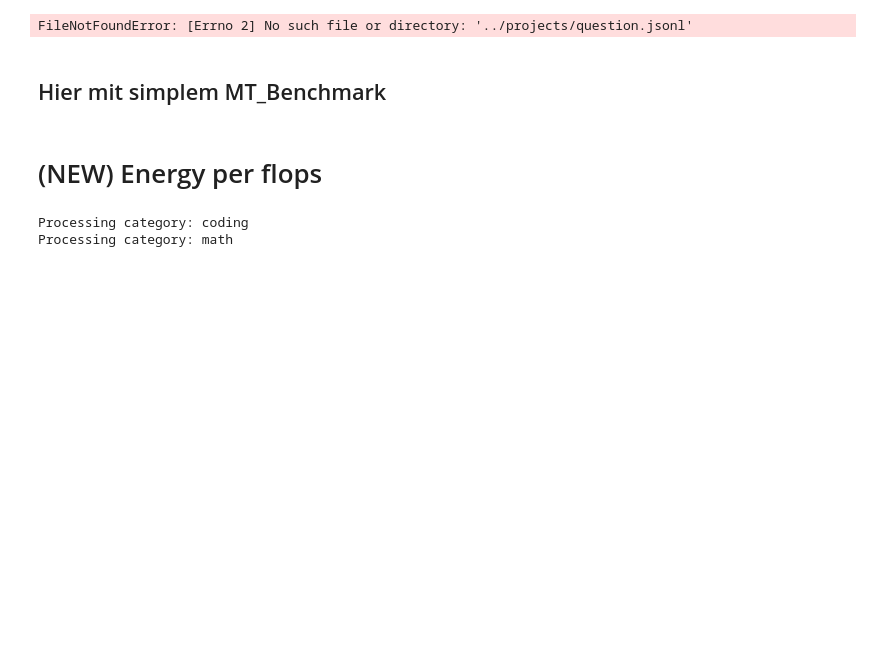
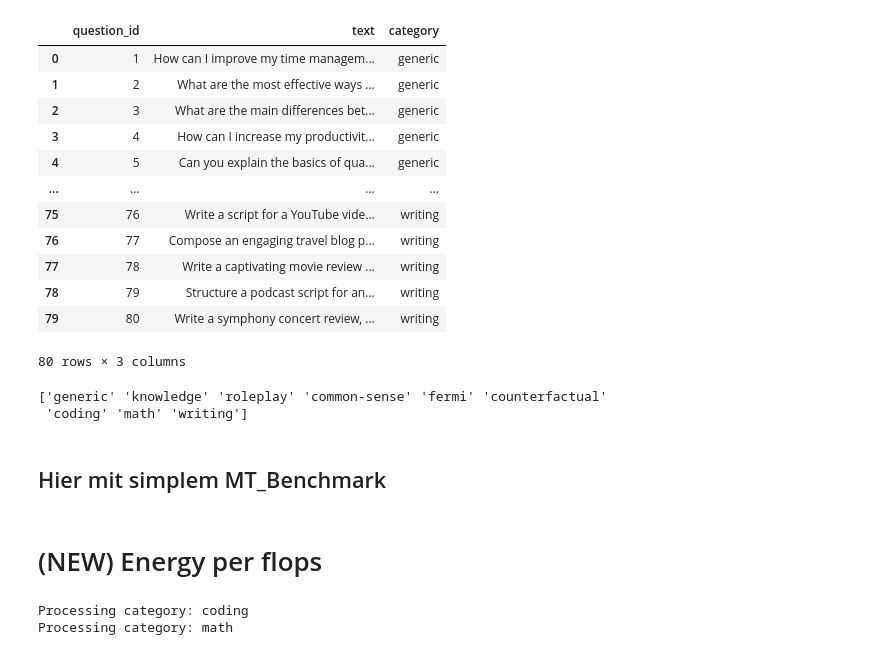
Before and after one commit to drice1x/energy_per_token, a Jupyter notebook: energy_per_flop_1.ipynb, the cells around one changed output. Saved outputs shown, nothing was run; the diff lists cells and outputs as text; code cells hidden in the pictures; blank space fills up the shorter version.

```diff
--- a/energy_per_flop_1.ipynb
+++ b/energy_per_flop_1.ipynb
@@ -26,25 +26,37 @@ from sentence_transformers import SentenceTransformer, util
 # %%
 """
 Multitask Benchmark datenset json
 
 """
 
 
 
 import json
-file_path = "../projects/question.jsonl"
+file_path = "question.jsonl"
 with open(file_path, "r") as f:
     data = [json.loads(line) for line in f]
     #for line in f:
     #    data = json.loads(line)
     #    print(data)
 df_mtconversation = pd.DataFrame(data)
 df_mtconversation
 # %% [output]
+|  | question_id | text | category |
+| 0 | 1 | How can I improve my time managem... | generic |
+| 1 | 2 | What are the most effective ways ... | generic |
+| 2 | 3 | What are the main differences bet... | generic |
+| 3 | 4 | How can I increase my productivit... | generic |
+| 4 | 5 | Can you explain the basics of qua... | generic |
+| ... | ... | ... | ... |
+| 75 | 76 | Write a script for a YouTube vide... | writing |
+| 76 | 77 | Compose an engaging travel blog p... | writing |
+| 77 | 78 | Write a captivating movie review ... | writing |
+| 78 | 79 | Structure a podcast script for an... | writing |
+| 79 | 80 | Write a symphony concert review, ... | writing |
-FileNotFoundError: [Errno 2] No such file or directory: '../projects/question.jsonl'
+80 rows × 3 columns
 # %%
 import json
-file_path = "../projects/question.jsonl"
+file_path = "question.jsonl"
 with open(file_path, "r") as f:
     data = [json.loads(line) for line in f]
     #for line in f:
@@ -55,6 +67,9 @@ df_mtconversation
 
 # Categories:
 print(df_mtconversation.category.unique())
+# %% [output]
+['generic' 'knowledge' 'roleplay' 'common-sense' 'fermi' 'counterfactual'
+ 'coding' 'math' 'writing']
 # %%
 access_token = "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"
 # %%
```
Also changed, not shown: parts of 9 cells of this notebook.
